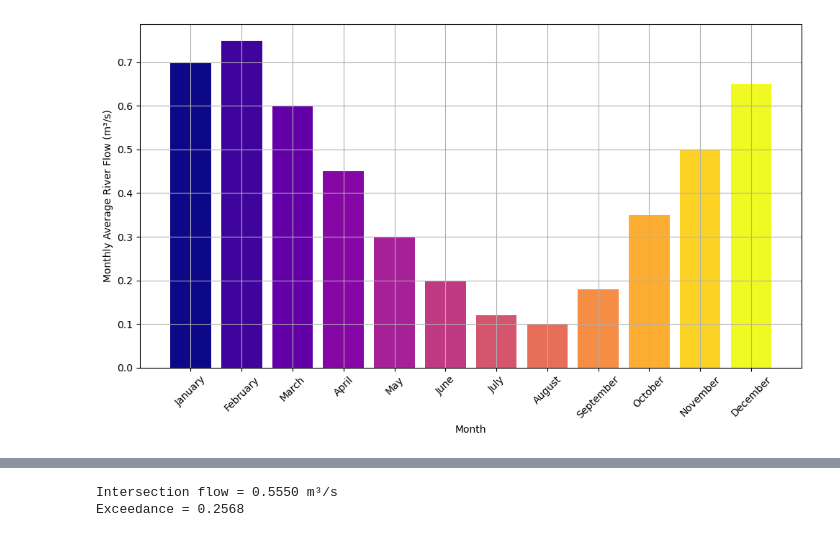
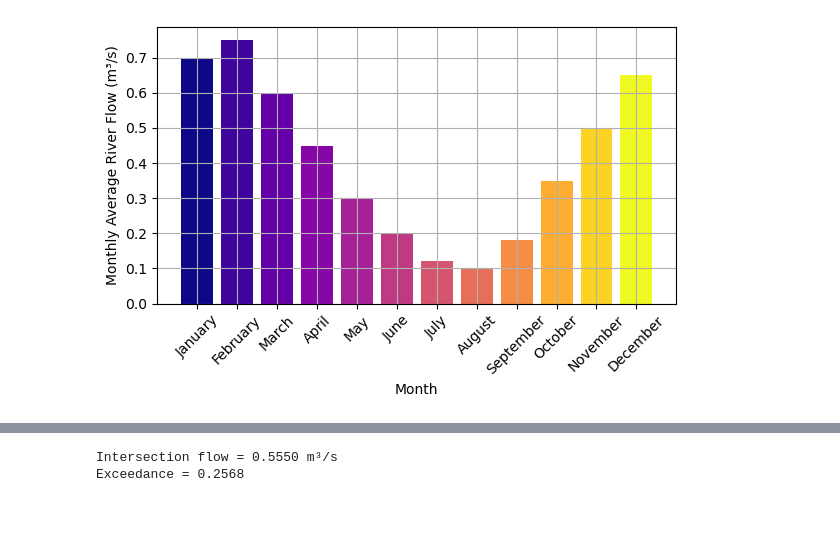
Before and after one commit to c-radicallis/RenewableEnergies_project, a Jupyter notebook: 3_HydropowerResource_YieldModeling.ipynb, the cells around one changed output, grey strips where cells are left out. Cells and saved outputs as stored; diff of their text form; code cells hidden in the pictures.

```diff
--- a/3_HydropowerResource_YieldModeling.ipynb
+++ b/3_HydropowerResource_YieldModeling.ipynb
@@ -7,18 +7,18 @@ import math
 # %%
 ## From the project statement
 H_b = 200 # m , La Palma Gross Head
 Q_river = [0.70, 0.75, 0.60, 0.45, 0.30, 0.20, 0.12, 0.10, 0.18, 0.35, 0.50, 0.65] # m^3/s , Average Flow for each month
 month_names = ["January", "February", "March", "April","May", "June", "July", "August","September", "October", "November", "December"]
 months = range(1, 13)
 cmap = plt.colormaps["plasma"]
 
-plt.figure(figsize=(10, 6))
+plt.figure(figsize=(6, 4))
 plt.bar( months, Q_river, color=[cmap((month - 1) / 11) for month in months])
 plt.xlabel("Month")
 plt.ylabel("Monthly Average River Flow (m³/s)")
 plt.xticks( range(1, 13), month_names, rotation=45)
 plt.grid(True)
 plt.tight_layout()
 plt.show()
 # %% [output]
-[figure, old version]
+[figure, new version]
```
Also changed, not shown: parts of 3 cells of this notebook, 2 other files.
